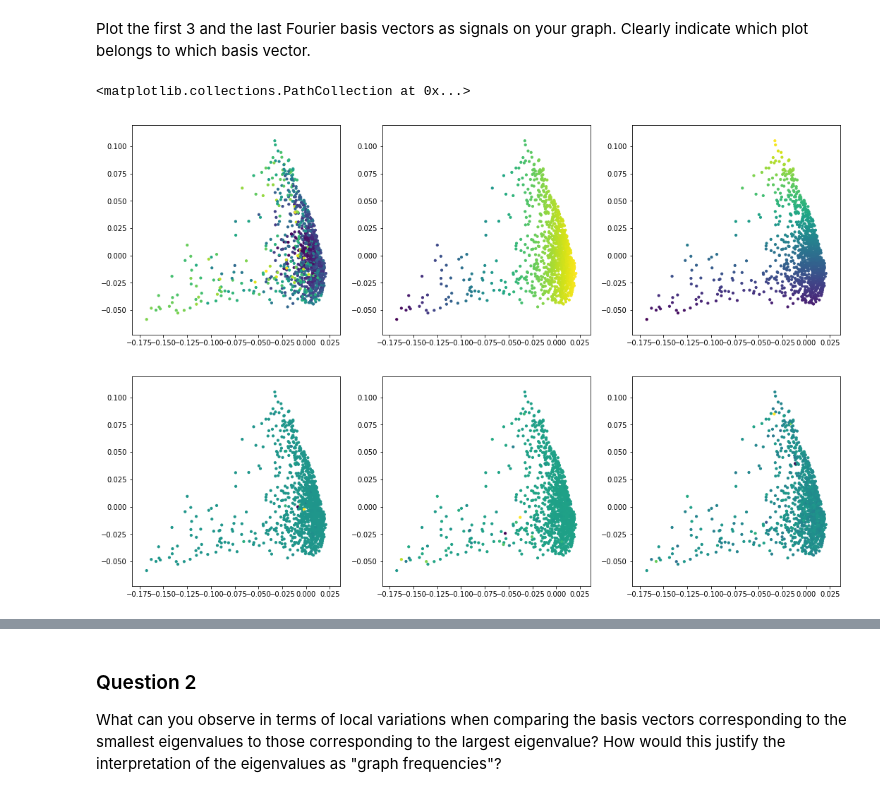
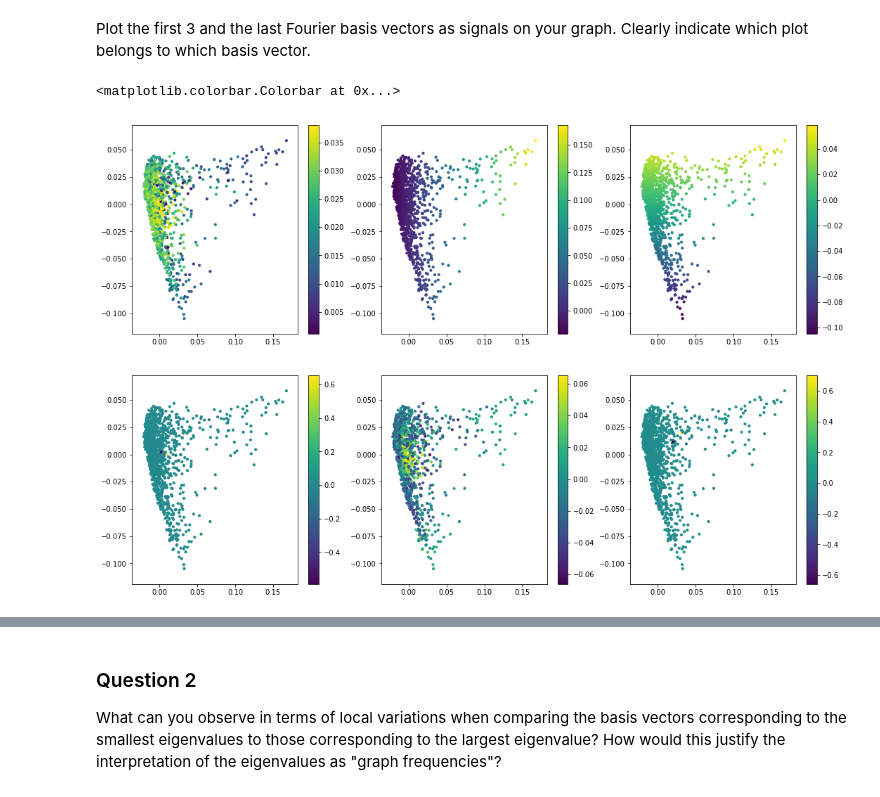
Before and after one commit to coencharles/teamporcinet_M4_v2, a Jupyter notebook: milestones/4_graph_signal_processing.ipynb, the cells around one changed output, grey strips where cells are left out. Saved outputs shown, nothing was run; the diff lists cells and outputs as text; code cells hidden in the pictures.

```diff
--- a/milestones/4_graph_signal_processing.ipynb
+++ b/milestones/4_graph_signal_processing.ipynb
@@ -104,6 +135,8 @@ e_5f, U_5f = sparse.linalg.eigsh(laplacian, k = 5, which = 'SM')
 
 # 5 last ordered Laplacian eigenvalues and ordered graph Fourir basis
 e_5l, U_5l = sparse.linalg.eigsh(laplacian, k = 5, which = 'LM')
+
+e, U = np.linalg.eigh(laplacian.A)
 # %% [markdown]
 Plot the first 3 and the last Fourier basis vectors as signals on your graph. Clearly indicate which plot belongs to which basis vector.
 # %%
@@ -111,33 +144,45 @@ Plot the first 3 and the last Fourier basis vectors as signals on your graph. Cl
 graph = nx.from_scipy_sparse_matrix(adjacency)
 # %%
 # Your code here.
-coords = U_5f[:, 1:3]  # Laplacian eigenmaps.
+coords = U[:, 1:3]  # Laplacian eigenmaps.
 
 plt.figure(figsize=(18,12))
 
 plt.subplot(2,3,1)
-nx.draw_networkx_nodes(graph, coords, node_size=10, node_color=U_5f[:,0])
+nodes0 = nx.draw_networkx_nodes(graph, coords, node_size=10, node_color=U[:,0])
 #nx.draw_networkx_edges(graph, coords, alpha=0.01)
+plt.sci(nodes0)
+plt.colorbar()
 
 plt.subplot(2,3,2)
-nx.draw_networkx_nodes(graph, coords, node_size=10, node_color=U_5f[:,1])
+nodes1 = nx.draw_networkx_nodes(graph, coords, node_size=10, node_color=U[:,1])
 #nx.draw_networkx_edges(graph, coords, alpha=0.01)
+plt.sci(nodes1)
+plt.colorbar()
 
 plt.subplot(2,3,3)
-nx.draw_networkx_nodes(graph, coords, node_size=10, node_color=U_5f[:,2])
+nodes2 = nx.draw_networkx_nodes(graph, coords, node_size=10, node_color=U[:,2])
 #nx.draw_networkx_edges(graph, coords, alpha=0.01)
+plt.sci(nodes2)
+plt.colorbar()
 
 plt.subplot(2,3,4)
-nx.draw_networkx_nodes(graph, coords, node_size=10, node_color=U_5l[:,2])
+nodes3 = nx.draw_networkx_nodes(graph, coords, node_size=10, node_color=U[:,n_nodes-3])
 #nx.draw_networkx_edges(graph, coords, alpha=0.01)
+plt.sci(nodes3)
+plt.colorbar()
 
 plt.subplot(2,3,5)
-nx.draw_networkx_nodes(graph, coords, node_size=10, node_color=U_5l[:,1])
+nodes4 = nx.draw_networkx_nodes(graph, coords, node_size=10, node_color=U[:,n_nodes-2])
 #nx.draw_networkx_edges(graph, coords, alpha=0.01)
+plt.sci(nodes4)
+plt.colorbar()
 
 plt.subplot(2,3,6)
-nx.draw_networkx_nodes(graph, coords, node_size=10, node_color=U_5l[:,0])
+nodes5 = nx.draw_networkx_nodes(graph, coords, node_size=10, node_color=U[:,n_nodes-1])
 #nx.draw_networkx_edges(graph, coords, alpha=0.01)
+plt.sci(nodes5)
+plt.colorbar()
 # %% [output]
-<matplotlib.collections.PathCollection at 0x...>
+<matplotlib.colorbar.Colorbar at 0x...>
-[figure, old version]
+[figure, new version]
```
Also changed, not shown: parts of 6 cells of this notebook, 1 other file.
